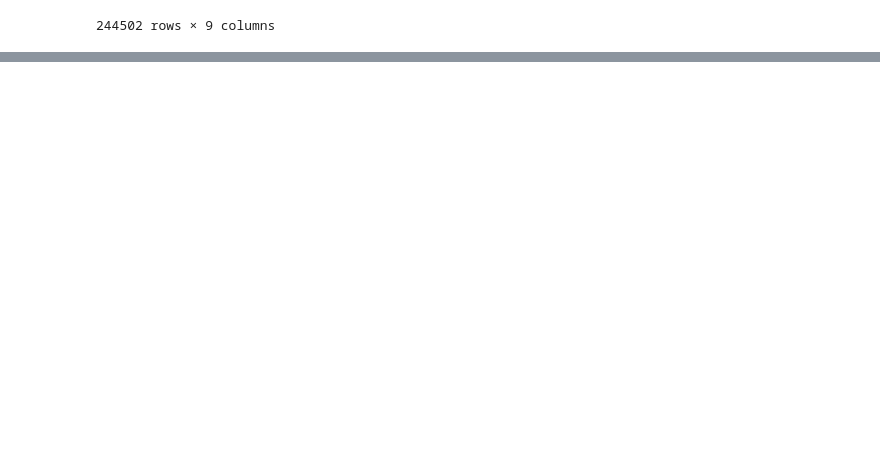
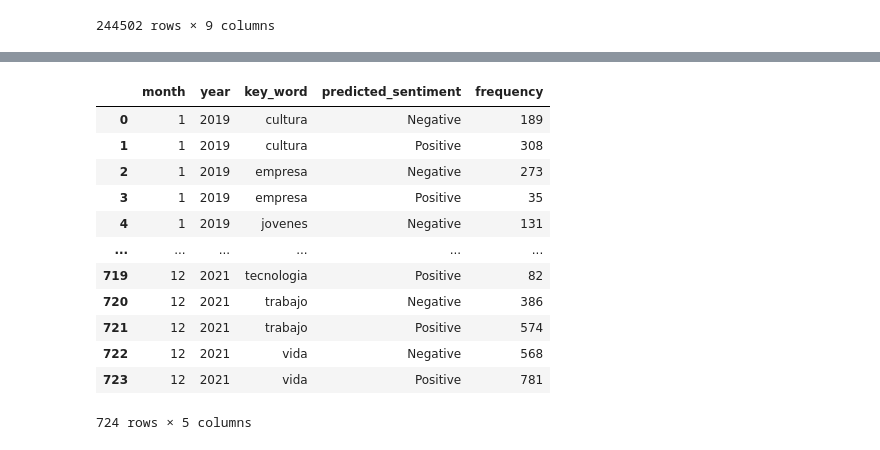
Before and after one commit to GDLPLearning/Sentiment-Analysis-for-the-MDP, a Jupyter notebook: notebooks/Exploratory/6-evaluation.ipynb, the cells around one changed output, grey strips where cells are left out. Saved outputs shown, nothing was run; the diff lists cells and outputs as text; code cells hidden in the pictures; blank space fills up the shorter version.

```diff
--- a/notebooks/Exploratory/6-evaluation.ipynb
+++ b/notebooks/Exploratory/6-evaluation.ipynb
@@ -102,0 +95,2 @@ lr_model_all.predict_proba(vectorizer.transform(['Odio la película']))[0,1]
+# %%
+df_sent.replace({'predicted_sentiment': {0: 'Negative', 1: 'Positive'}}, inplace=True)
@@ -102,0 +106,16 @@ lr_model_all.predict_proba(vectorizer.transform(['Odio la película']))[0,1]
+# %%
+df_sent.groupby(['month','year','key_word','predicted_sentiment']).size().to_frame().reset_index().rename(columns={0: 'frequency'})
+# %% [output]
+|  | month | year | key_word | predicted_sentiment | frequency |
+| 0 | 1 | 2019 | cultura | Negative | 189 |
+| 1 | 1 | 2019 | cultura | Positive | 308 |
+| 2 | 1 | 2019 | empresa | Negative | 273 |
+| 3 | 1 | 2019 | empresa | Positive | 35 |
+| 4 | 1 | 2019 | jovenes | Negative | 131 |
+| ... | ... | ... | ... | ... | ... |
+| 719 | 12 | 2021 | tecnologia | Positive | 82 |
+| 720 | 12 | 2021 | trabajo | Negative | 386 |
+| 721 | 12 | 2021 | trabajo | Positive | 574 |
+| 722 | 12 | 2021 | vida | Negative | 568 |
+| 723 | 12 | 2021 | vida | Positive | 781 |
+724 rows × 5 columns
```
Also changed, not shown: parts of 7 cells of this notebook, 2 other files.
